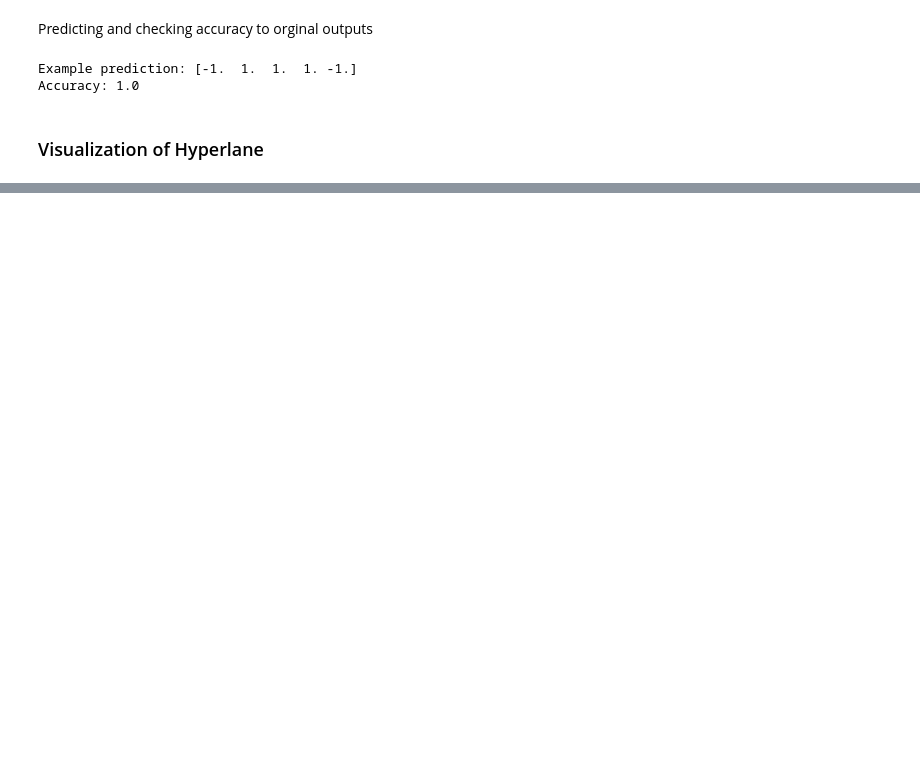
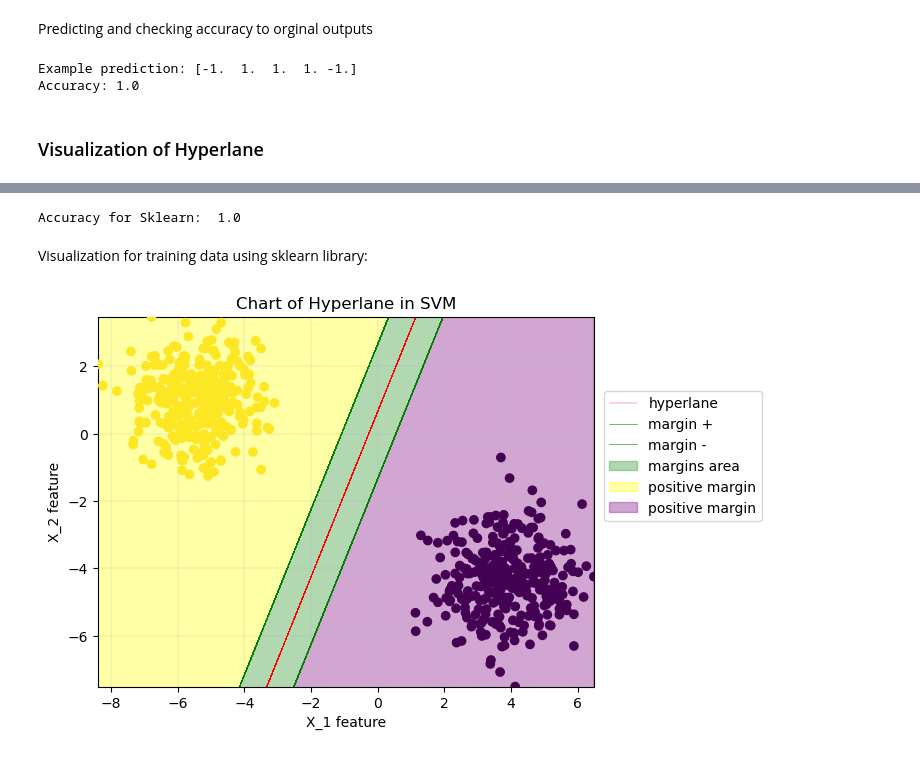
Before and after one commit to JestemSikora/My-SVM-Implementation, a Jupyter notebook: main.ipynb, the cells around one changed output, grey strips where cells are left out. Drawn from its saved outputs; the diff is of its cells as text; code cells hidden in the pictures; blank space fills up the shorter version.

```diff
--- a/main.ipynb
+++ b/main.ipynb
@@ -151,0 +162,20 @@ plt.show()
+# %%
+from sklearn import svm
+
+clf = svm.SVC(kernel='linear')
+clf.fit(X_train, y_train)
+
+prediction_scikit = clf.predict(X_test)
+print('Accuracy for Sklearn: ',accuracy_score(y_test, prediction_scikit))
+# %% [output]
+Accuracy for Sklearn:  1.0
+# %% [markdown]
+Visualization for training data using sklearn library:
+# %%
+w_sklearn = clf.coef_[0]
+b_sklearn = clf.intercept_[0]
+
+x_0_2 = finding_x_2(w_sklearn, X_train, b_sklearn)
+Visualization_function(x_0_2, x_1_min, x_2_max, X_train, y_train)
+# %% [output]
+[figure, added]
```
Also changed, not shown: parts of 9 cells of this notebook.
